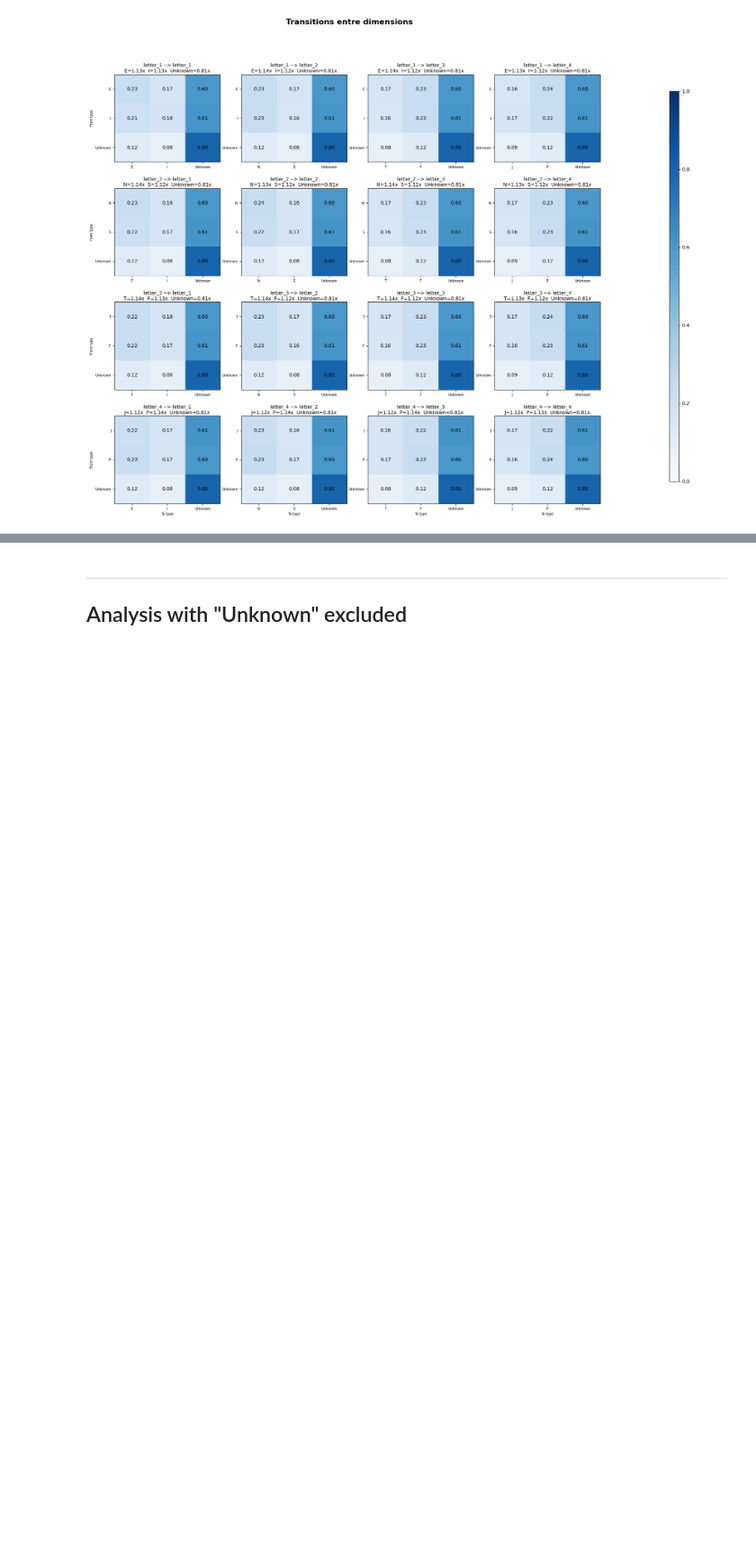
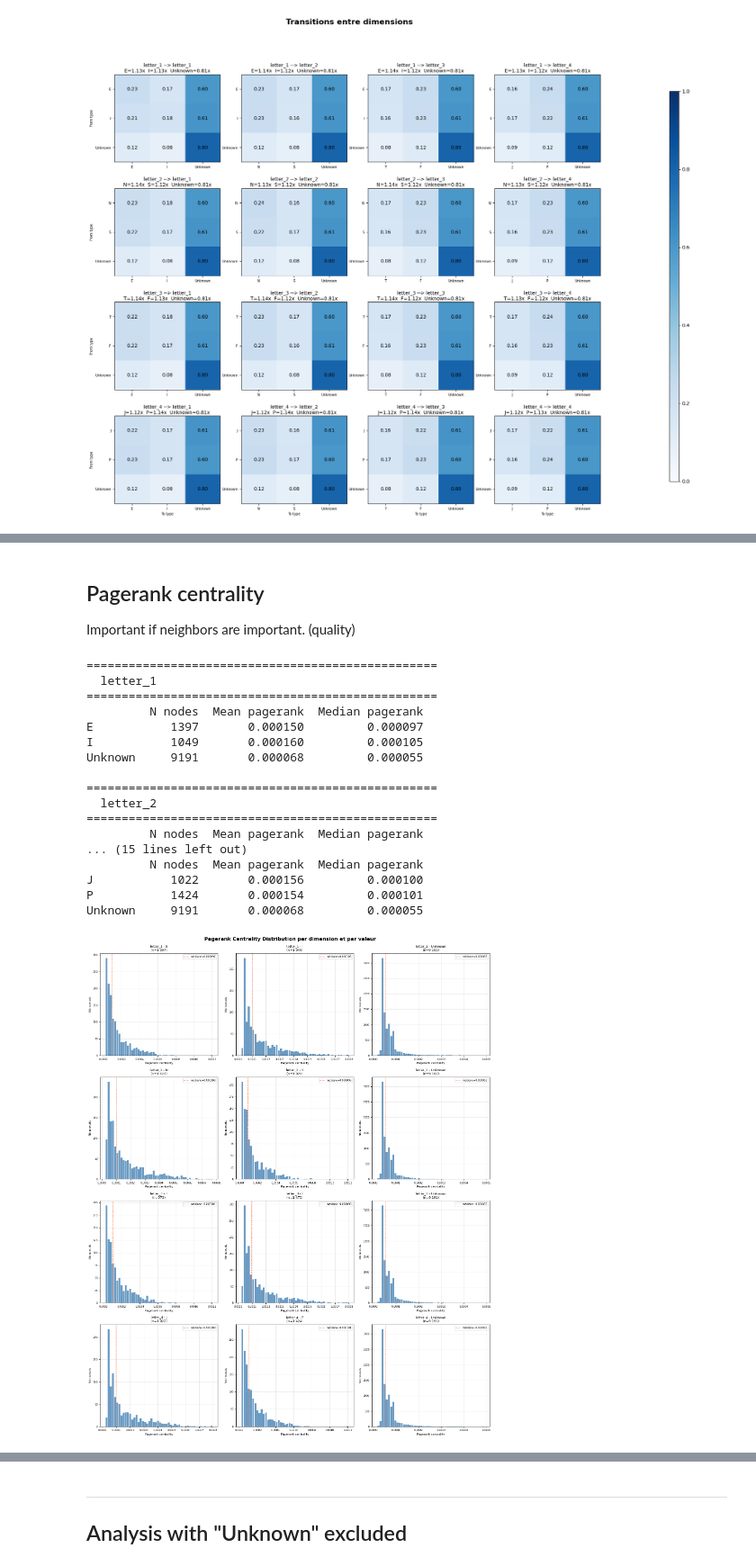
Before and after one commit to DavidGabrielPapa/TheseDeMaster, a Jupyter notebook: graph.ipynb, the cells around one changed output, grey strips where cells are left out. Shown at 90% size. Saved outputs shown, nothing was run; the diff lists cells and outputs as text; code cells hidden in the pictures; blank space fills up the shorter version.

```diff
--- a/graph.ipynb
+++ b/graph.ipynb
@@ -528,0 +691,77 @@ Unknown     9191         13.21            9.00             0.0001             0.
+# %% [markdown]
+## Pagerank centrality
+
+Important if neighbors are important. (quality)
+# %%
+pagerank = nx.pagerank(G)
+
+results_pagerank = {}
+for dim in DIMENSIONS :
+    results_pagerank[dim] = {}
+    for val in LETTERS[dim] :
+        nodes = [n for n, attr in G.nodes(data=True) if attr.get(dim, 'Unknown') == val]
+        vals  = [pagerank[n] for n in nodes]
+        results_pagerank[dim][val] = {'n_nodes': len(nodes),
+                                        'mean'   : np.mean(vals)   if vals else None,
+                                        'median' : np.median(vals) if vals else None}
+
+# Infos
+for dim in DIMENSIONS :
+    print(f"\n{'='*50}\n  {dim}\n{'='*50}")
+    df = pd.DataFrame(results_pagerank[dim]).T[['n_nodes', 'mean', 'median']]
+    df.columns = ['N nodes', 'Mean pagerank', 'Median pagerank']
+    df['N nodes'] = df['N nodes'].astype(int)
+    print(df.to_string())
+
+# Graphique
+fig, axes = plt.subplots(4, 3, figsize=(16, 20))
+fig.suptitle("Pagerank Centrality Distribution par dimension et par valeur\n", fontsize=14, fontweight='bold')
+
+for i, dim in enumerate(DIMENSIONS) :
+    for j, val in enumerate(LETTERS[dim]) :
+        ax = axes[i][j]
+
+        nodes = [n for n, attr in G.nodes(data=True) if attr.get(dim, 'Unknown') == val]
+        vals  = [pagerank[n] for n in nodes]
+
+        if not vals :
+            ax.set_visible(False)
+            continue
+
+        counts, bin_edges = np.histogram(vals, bins=50)
+        bin_widths = bin_edges[1:] - bin_edges[:-1]
+
+        ax.bar(bin_edges[:-1], counts, width=bin_widths * 0.9, color='steelblue', alpha=0.8, align='edge')
+
+        ax.set_title(f"{dim} - {val}\n(n={len(nodes):,})".replace(",", " "), fontsize=9)
+        ax.set_xlabel("Pagerank centrality", fontsize=8)
+        ax.set_ylabel("Nb noeuds", fontsize=8)
+        ax.grid(alpha=0.3)
+        ax.tick_params(labelsize=7)
+
+        median_val = np.median(vals)
+        ax.axvline(median_val, color='coral', linestyle='--', linewidth=1.2, label=f"médiane={median_val:.6f}")
+        ax.legend(fontsize=7)
+
+plt.tight_layout()
+plt.savefig("pagerank_distribution.png", dpi=150, bbox_inches='tight')
+plt.show()
+# %% [output]
+==================================================
+  letter_1
+==================================================
+         N nodes  Mean pagerank  Median pagerank
+E           1397       0.000150         0.000097
+I           1049       0.000160         0.000105
+Unknown     9191       0.000068         0.000055
+
+==================================================
+  letter_2
+==================================================
+         N nodes  Mean pagerank  Median pagerank
+... (15 lines left out)
+         N nodes  Mean pagerank  Median pagerank
+J           1022       0.000156         0.000100
+P           1424       0.000154         0.000101
+Unknown     9191       0.000068         0.000055
+[figure, added]
```
Also changed, not shown: parts of 16 cells of this notebook.
